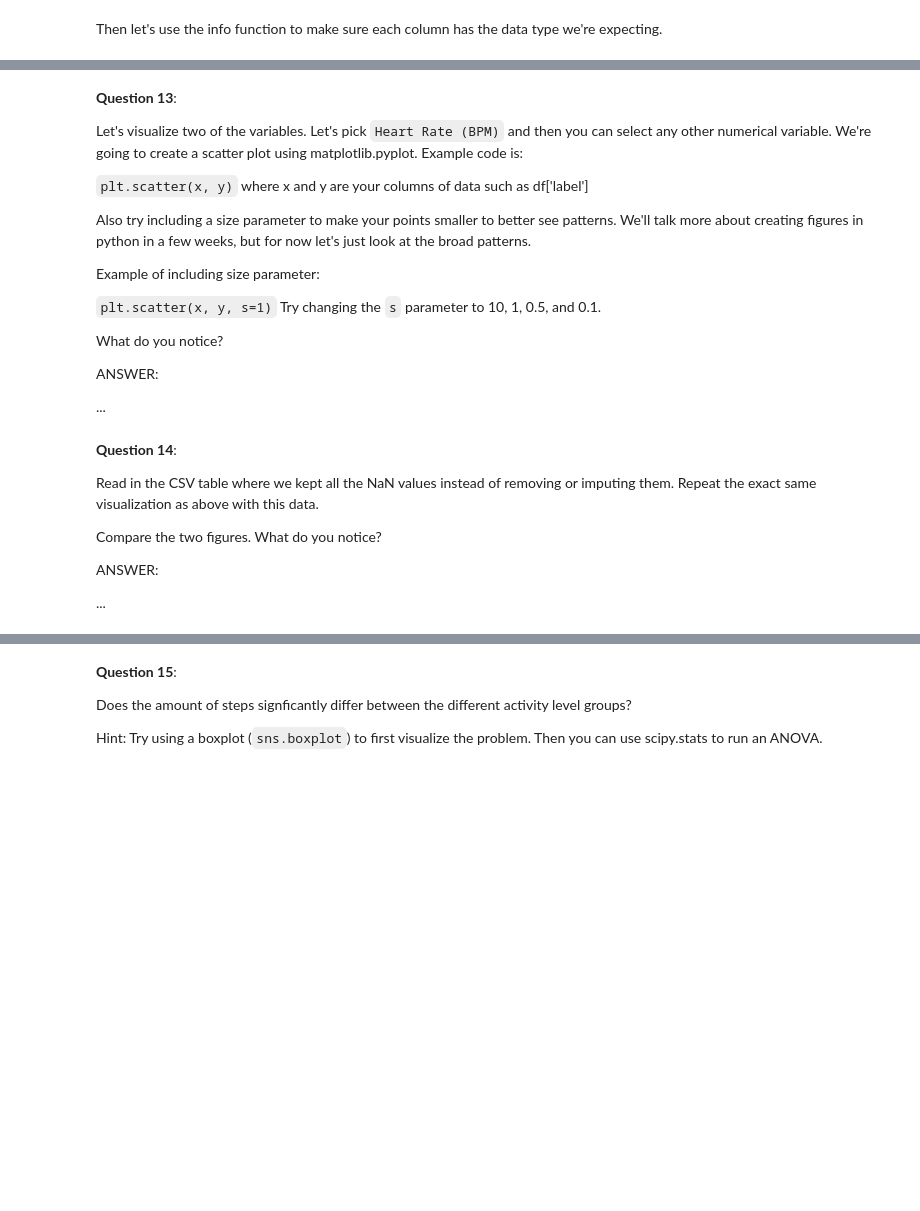
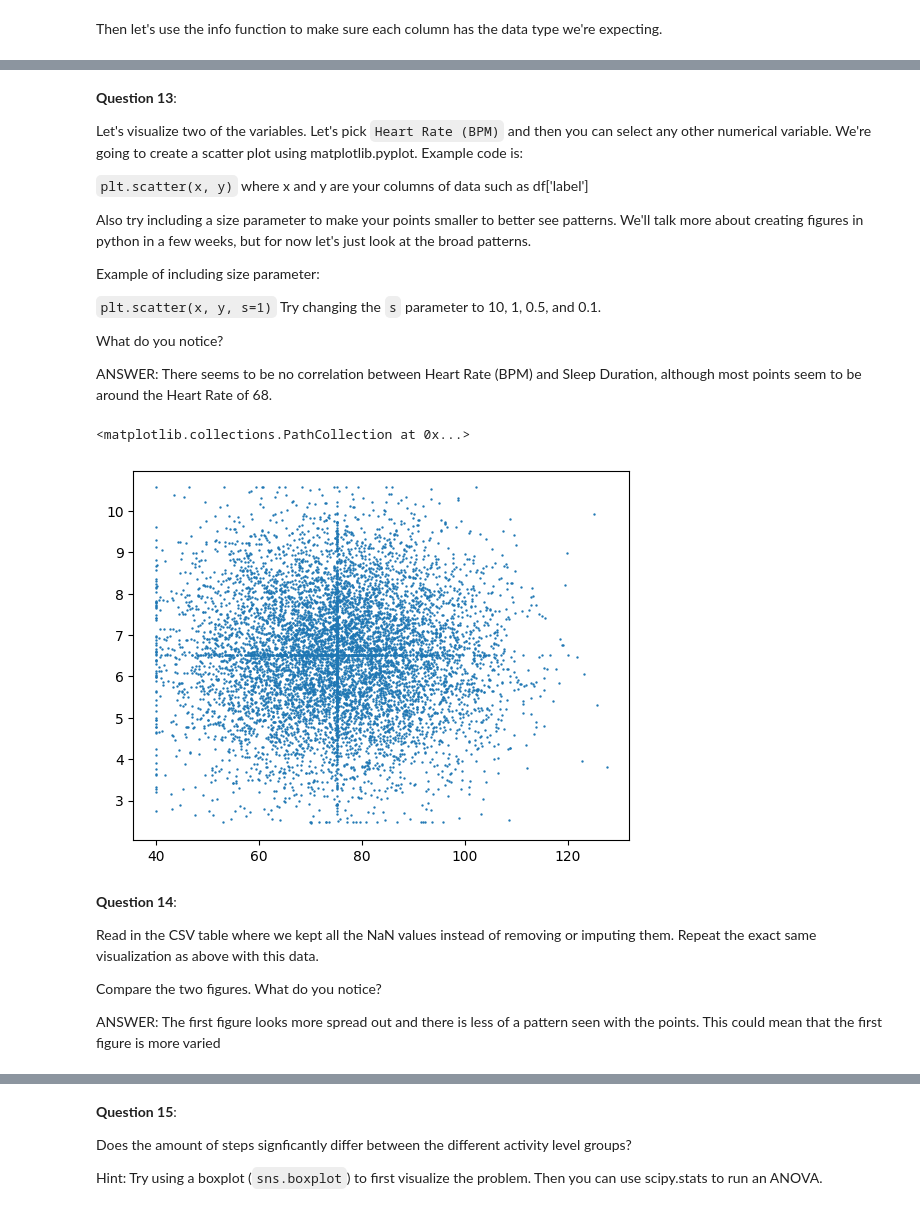
Before and after one commit to BMC-Intersectional-Data-Feminism/exercise-2-data-cleaning-and-analysis-Bunxny, a Jupyter notebook: exercise2.ipynb, the cells around one changed output, grey strips where cells are left out. Saved outputs shown, nothing was run; the diff lists cells and outputs as text; code cells hidden in the pictures; blank space fills up the shorter version.

```diff
--- a/exercise2.ipynb
+++ b/exercise2.ipynb
@@ -372,0 +621,10 @@ smartwatch_stress
+# %%
+## cell to deal with 'Very High' value
+highTable = smartwatch_updated_sleep[smartwatch_updated_sleep['Stress Level'] == 'Very High']
+
+highTable['Stress Level'] = 10
+
+smartwatch_stress = smartwatch_updated_sleep[(smartwatch_updated_sleep['Stress Level'] != 'Very High') & (~smartwatch_updated_sleep['Stress Level'].isnull())]
+
+smartwatch_stress = pd.concat([smartwatch_stress, highTable])
+print(smartwatch_stress)
@@ -386,20 +670,21 @@ What do you notice? There are several values that could and should be combined b
 `Sedentary` = `3`
 # %%
 ## Highly Active
-highlyActive = smartwatch_stress[(smartwatch_stress['Activity Level'] == ...) | (smartwatch_stress['Activity Level'] == ...)]  ## Pull out rows for two unique values matching highly active
-highlyActive['Activity Level'] = ...  ## Reset the text in the column to either 'Highly Active'
-highlyActive['NumActivity'] = ... ## set the number for the numerical value
+highlyActive = smartwatch_stress[(smartwatch_stress['Activity Level'] == 'Highly_Active') | (smartwatch_stress['Activity Level'] == 'Highly Active')]  ## Pull out rows for two unique values matching highly active
+highlyActive['Activity Level'] = 'Highly_Active'  ## Reset the text in the column to either 'Highly Active'
+highlyActive['NumActivity'] = 1 ## set the number for the numerical value
 
 
 ## Active
-active = ...
-...
-...
+active = smartwatch_stress[(smartwatch_stress['Activity Level'] == 'Active') | (smartwatch_stress['Activity Level'] == 'Actve')]
+active['Activity Level'] = 'Active'
+active['NumActivity'] = 2
 
 ## Sedentary
-sedentary = ...
-...
-...
+sedentary = smartwatch_stress[(smartwatch_stress['Activity Level'] == 'Sedentary') | (smartwatch_stress['Activity Level'] == 'seddentary')]
+sedentary['Activity Level'] = 'Sedentary'
+sedentary['NumActivity'] = 3
+
 
 final_table = pd.concat([highlyActive, active, sedentary, smartwatch_stress[smartwatch_stress['Activity Level'].isnull()]])
-final_table
+print(final_table)
@@ -427,5 +773,4 @@ Example of including size parameter:
 What do you notice?
 
 ANSWER:
-
-...
+There seems to be no correlation between Heart Rate (BPM) and Sleep Duration, although most points seem to be around the Heart Rate of 68.
@@ -434,3 +777,8 @@ ANSWER:
+# %%
+plt.scatter(final_table['Heart Rate (BPM)'], final_table['Sleep Duration (hours)'], s=.5)
+# %% [output]
+<matplotlib.collections.PathCollection at 0x...>
+[figure, added]
 # %% [markdown]
 **Question 14**:
 
@@ -440,7 +788,6 @@ Read in the CSV table where we kept all the NaN values instead of removing or im
 Compare the two figures. What do you notice?
 
 ANSWER:
-
-...
+The first figure looks more spread out and there is less of a pattern seen with the points. This could mean that the first figure is more varied
 # %%
 nanTable = pd.read_csv('smartwatch_nan_vals.csv')
```
Also changed, not shown: parts of 41 cells of this notebook, 1 other file.
